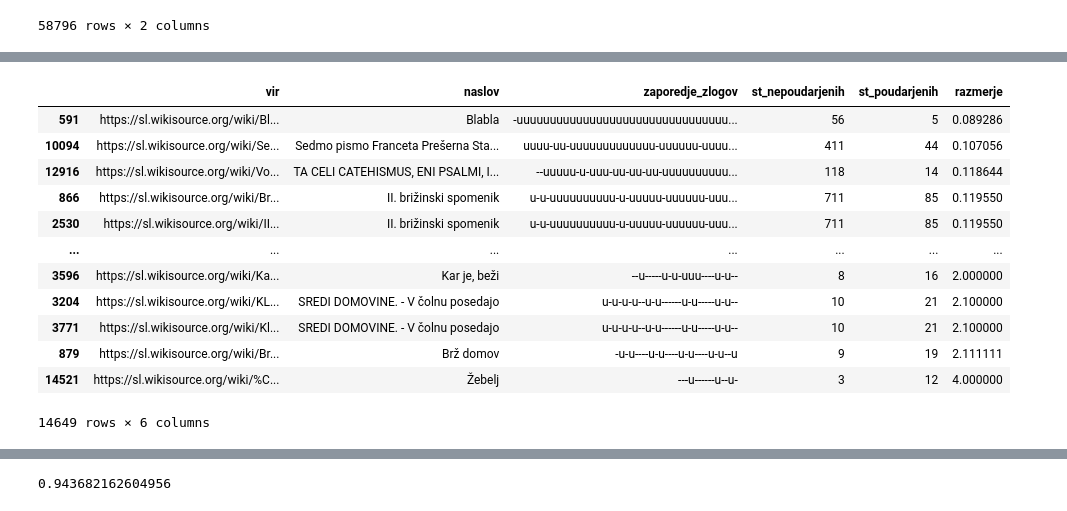
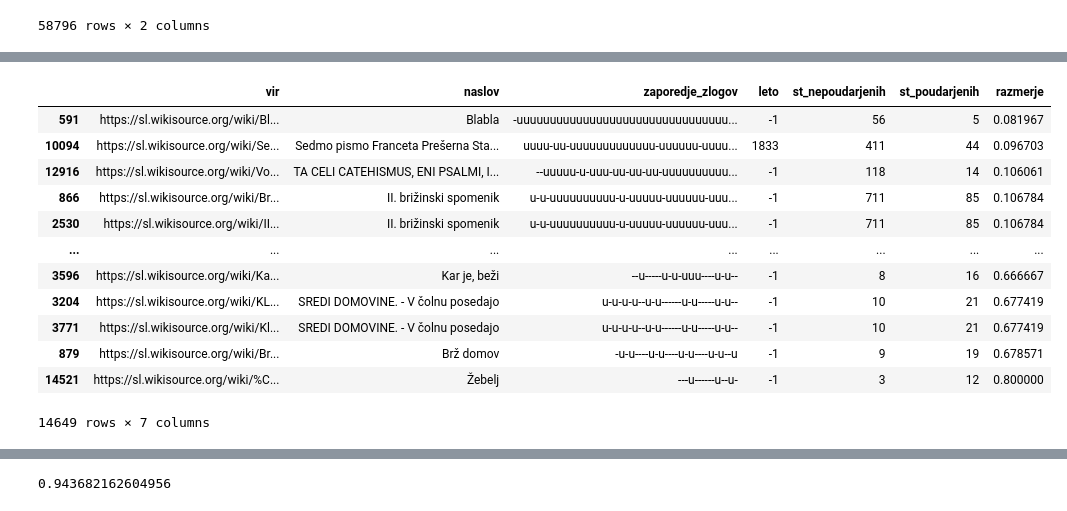
Before and after one commit to k3ap/prog1-projektna-naloga, a Jupyter notebook: analiza.ipynb, the cells around one changed output, grey strips where cells are left out. Saved outputs shown, nothing was run; the diff lists cells and outputs as text; code cells hidden in the pictures.

```diff
--- a/analiza.ipynb
+++ b/analiza.ipynb
@@ -216,23 +223,23 @@ Hipoteza je, da ima večina besedil več nepoudarjenih zlogov kot poudarjenih.
 # %%
-vir_naslov_zlogi = literarna_dela[["vir", "naslov", "zaporedje_zlogov"]].copy()
+vir_naslov_zlogi = literarna_dela[["vir", "naslov", "zaporedje_zlogov", "leto"]].copy()
 vir_naslov_zlogi["st_nepoudarjenih"] = vir_naslov_zlogi.zaporedje_zlogov.apply(lambda s: s.count("u"))
 vir_naslov_zlogi["st_poudarjenih"] = vir_naslov_zlogi.zaporedje_zlogov.apply(lambda s: s.count("-"))
 
 # zelo kratka besedila nas ne zanimajo
 zanimivi = vir_naslov_zlogi[vir_naslov_zlogi.st_poudarjenih + vir_naslov_zlogi.st_nepoudarjenih > 10].copy()
-zanimivi["razmerje"] = zanimivi.st_poudarjenih / zanimivi.st_nepoudarjenih
+zanimivi["razmerje"] = zanimivi.st_poudarjenih / (zanimivi.st_nepoudarjenih + zanimivi.st_poudarjenih)
 zanimivi.sort_values(by="razmerje")
 # %% [output]
-|  | vir | naslov | zaporedje_zlogov | st_nepoudarjenih | st_poudarjenih | razmerje |
-| 591 | https://sl.wikisource.org/wiki/Bl... | Blabla | -uuuuuuuuuuuuuuuuuuuuuuuuuuuuuuuu... | 56 | 5 | 0.089286 |
-| 10094 | https://sl.wikisource.org/wiki/Se... | Sedmo pismo Franceta Prešerna Sta... | uuuu-uu-uuuuuuuuuuuuu-uuuuuu-uuuu... | 411 | 44 | 0.107056 |
-| 12916 | https://sl.wikisource.org/wiki/Vo... | TA CELI CATEHISMUS, ENI PSALMI, I... | --uuuuu-u-uuu-uu-uu-uu-uuuuuuuuuu... | 118 | 14 | 0.118644 |
-| 866 | https://sl.wikisource.org/wiki/Br... | II. brižinski spomenik | u-u-uuuuuuuuuu-u-uuuuu-uuuuuu-uuu... | 711 | 85 | 0.119550 |
-| 2530 | https://sl.wikisource.org/wiki/II... | II. brižinski spomenik | u-u-uuuuuuuuuu-u-uuuuu-uuuuuu-uuu... | 711 | 85 | 0.119550 |
-| ... | ... | ... | ... | ... | ... | ... |
-| 3596 | https://sl.wikisource.org/wiki/Ka... | Kar je, beži | --u-----u-u-uuu----u-u-- | 8 | 16 | 2.000000 |
-| 3204 | https://sl.wikisource.org/wiki/KL... | SREDI DOMOVINE. - V čolnu posedajo | u-u-u-u--u-u------u-u-----u-u-- | 10 | 21 | 2.100000 |
-| 3771 | https://sl.wikisource.org/wiki/Kl... | SREDI DOMOVINE. - V čolnu posedajo | u-u-u-u--u-u------u-u-----u-u-- | 10 | 21 | 2.100000 |
-| 879 | https://sl.wikisource.org/wiki/Br... | Brž domov | -u-u----u-u----u-u----u-u--u | 9 | 19 | 2.111111 |
-| 14521 | https://sl.wikisource.org/wiki/%C... | Žebelj | ---u------u--u- | 3 | 12 | 4.000000 |
+|  | vir | naslov | zaporedje_zlogov | leto | st_nepoudarjenih | st_poudarjenih | razmerje |
+| 591 | https://sl.wikisource.org/wiki/Bl... | Blabla | -uuuuuuuuuuuuuuuuuuuuuuuuuuuuuuuu... | -1 | 56 | 5 | 0.081967 |
+| 10094 | https://sl.wikisource.org/wiki/Se... | Sedmo pismo Franceta Prešerna Sta... | uuuu-uu-uuuuuuuuuuuuu-uuuuuu-uuuu... | 1833 | 411 | 44 | 0.096703 |
+| 12916 | https://sl.wikisource.org/wiki/Vo... | TA CELI CATEHISMUS, ENI PSALMI, I... | --uuuuu-u-uuu-uu-uu-uu-uuuuuuuuuu... | -1 | 118 | 14 | 0.106061 |
+| 866 | https://sl.wikisource.org/wiki/Br... | II. brižinski spomenik | u-u-uuuuuuuuuu-u-uuuuu-uuuuuu-uuu... | -1 | 711 | 85 | 0.106784 |
+| 2530 | https://sl.wikisource.org/wiki/II... | II. brižinski spomenik | u-u-uuuuuuuuuu-u-uuuuu-uuuuuu-uuu... | -1 | 711 | 85 | 0.106784 |
+| ... | ... | ... | ... | ... | ... | ... | ... |
+| 3596 | https://sl.wikisource.org/wiki/Ka... | Kar je, beži | --u-----u-u-uuu----u-u-- | -1 | 8 | 16 | 0.666667 |
+| 3204 | https://sl.wikisource.org/wiki/KL... | SREDI DOMOVINE. - V čolnu posedajo | u-u-u-u--u-u------u-u-----u-u-- | -1 | 10 | 21 | 0.677419 |
+| 3771 | https://sl.wikisource.org/wiki/Kl... | SREDI DOMOVINE. - V čolnu posedajo | u-u-u-u--u-u------u-u-----u-u-- | -1 | 10 | 21 | 0.677419 |
+| 879 | https://sl.wikisource.org/wiki/Br... | Brž domov | -u-u----u-u----u-u----u-u--u | -1 | 9 | 19 | 0.678571 |
+| 14521 | https://sl.wikisource.org/wiki/%C... | Žebelj | ---u------u--u- | -1 | 3 | 12 | 0.800000 |
-14649 rows × 6 columns
+14649 rows × 7 columns
```
Also changed, not shown: parts of 17 cells of this notebook, 2 other files.
